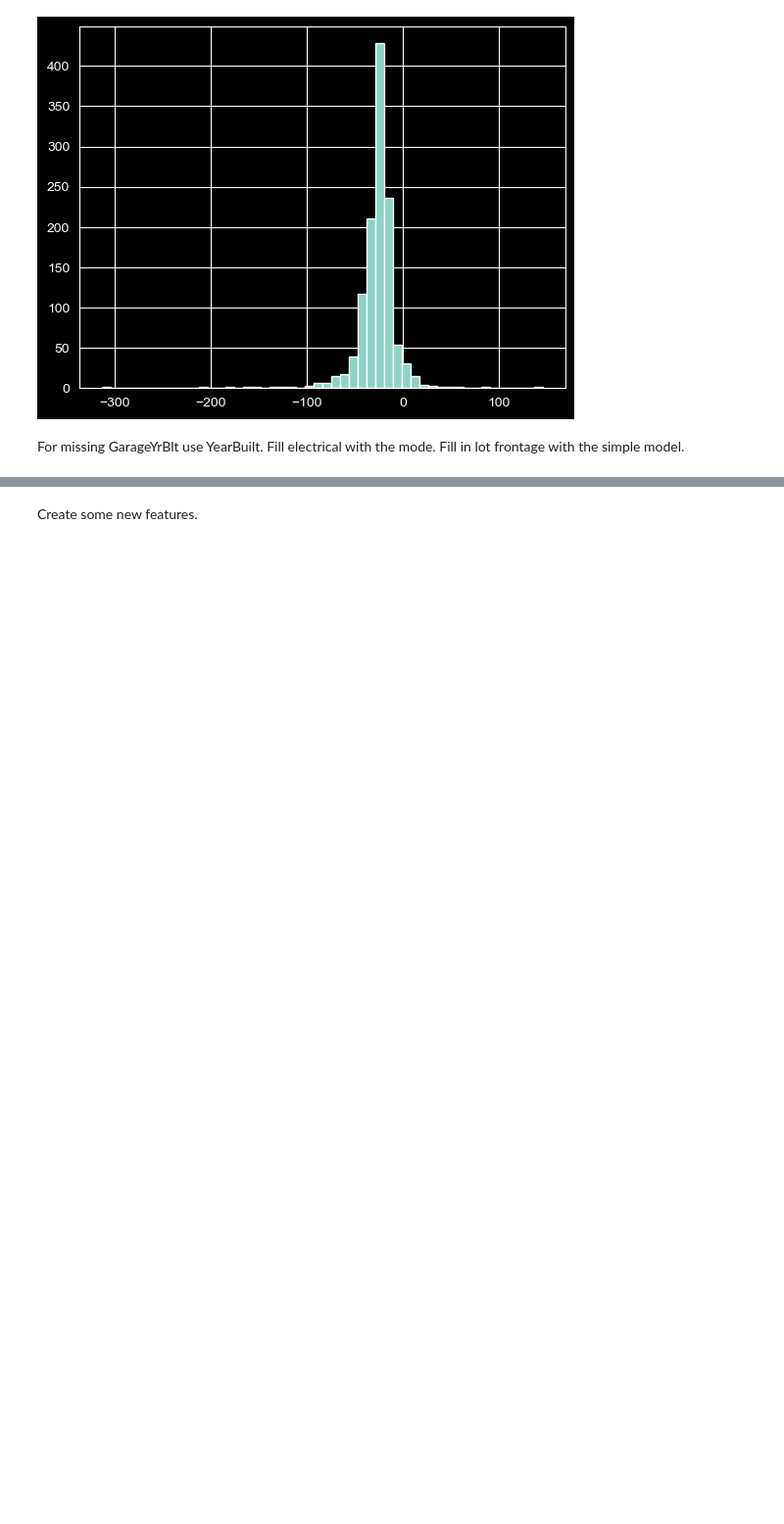
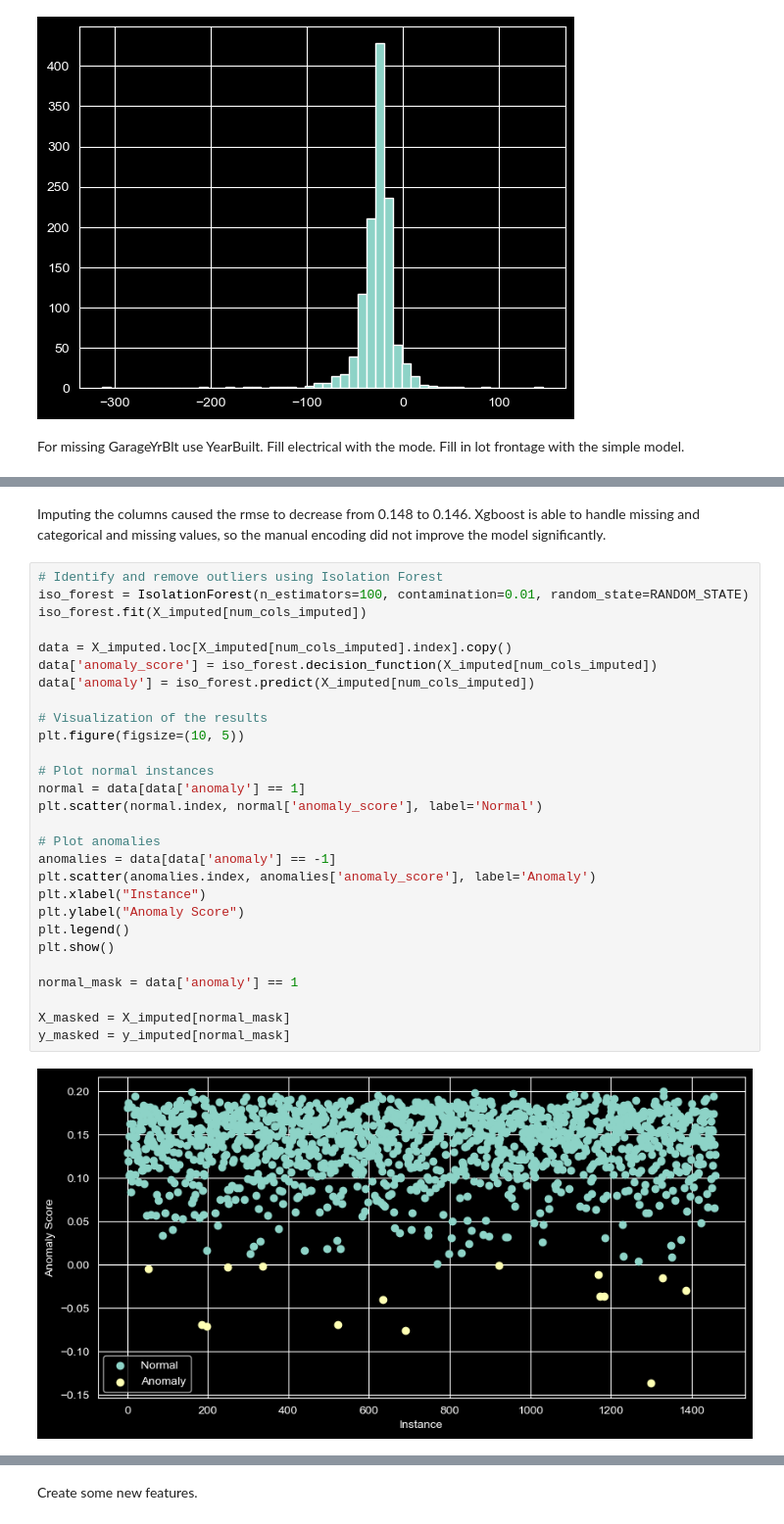
Before and after one commit to robertghennessy/Kaggle-House-Price-Prediction, a Jupyter notebook: Kaggle - Home Prices Regression.ipynb, the cells around one changed output, grey strips where cells are left out. Shown at 98% size. Drawn from its saved outputs; the diff is of its cells as text; blank space fills up the shorter version.

```diff
--- a/Kaggle - Home Prices Regression.ipynb
+++ b/Kaggle - Home Prices Regression.ipynb
@@ -552,0 +689,32 @@ Function to describe the numerical columns. Description countains the count, mea
+# %% [markdown]
+Imputing the columns caused the rmse to decrease from 0.148 to 0.146. Xgboost is able to handle missing and categorical and missing values, so the manual encoding did not improve the model significantly.
+# %%
+# Identify and remove outliers using Isolation Forest
+iso_forest = IsolationForest(n_estimators=100, contamination=0.01, random_state=RANDOM_STATE)
+iso_forest.fit(X_imputed[num_cols_imputed])
+
+data = X_imputed.loc[X_imputed[num_cols_imputed].index].copy()
+data['anomaly_score'] = iso_forest.decision_function(X_imputed[num_cols_imputed])
+data['anomaly'] = iso_forest.predict(X_imputed[num_cols_imputed])
+
+# Visualization of the results
+plt.figure(figsize=(10, 5))
+
+# Plot normal instances
+normal = data[data['anomaly'] == 1]
+plt.scatter(normal.index, normal['anomaly_score'], label='Normal')
+
+# Plot anomalies
+anomalies = data[data['anomaly'] == -1]
+plt.scatter(anomalies.index, anomalies['anomaly_score'], label='Anomaly')
+plt.xlabel("Instance")
+plt.ylabel("Anomaly Score")
+plt.legend()
+plt.show()
+
+normal_mask = data['anomaly'] == 1
+
+X_masked = X_imputed[normal_mask]
+y_masked = y_imputed[normal_mask]
+# %% [output]
+[figure, added]
```
Also changed, not shown: parts of 60 cells of this notebook, 1 other file.
